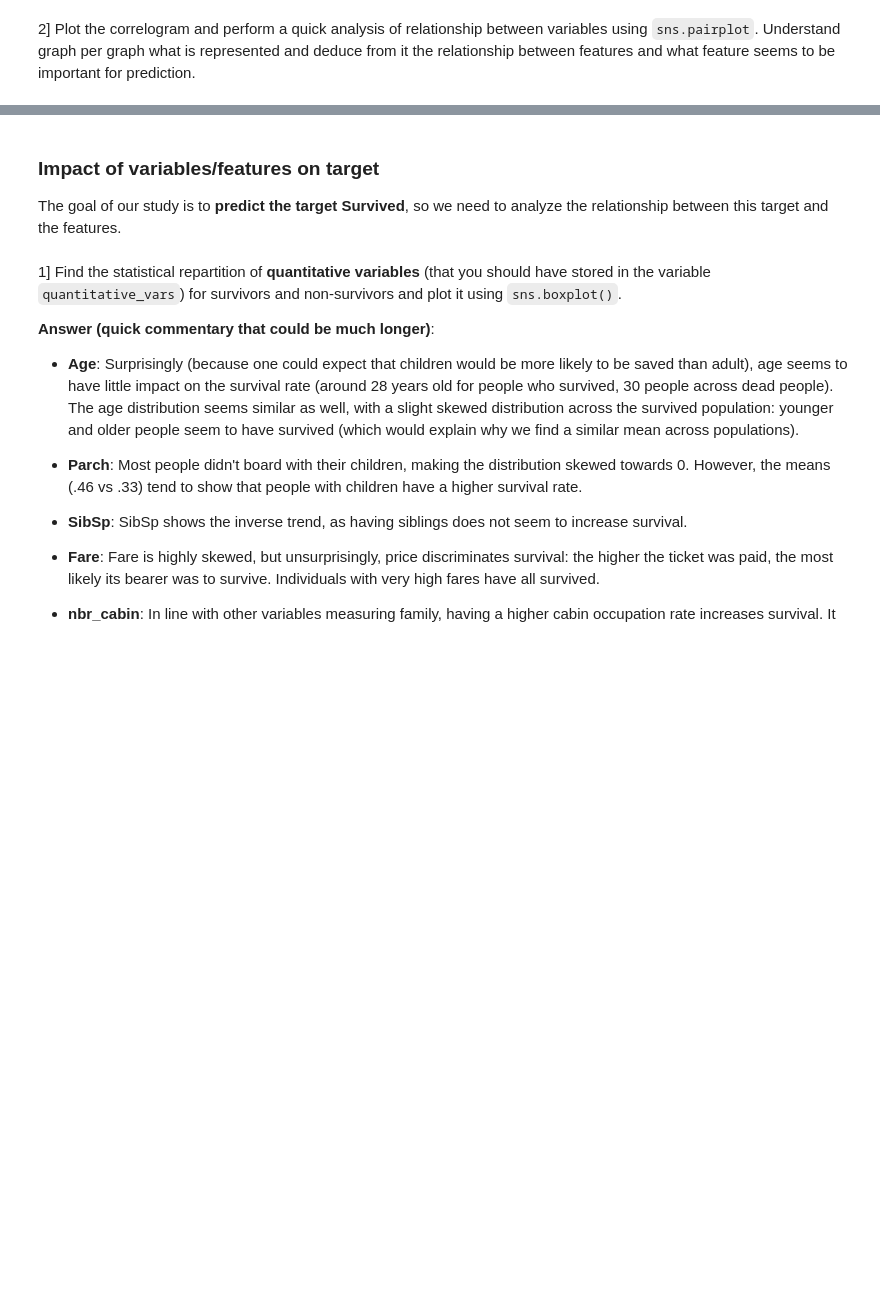
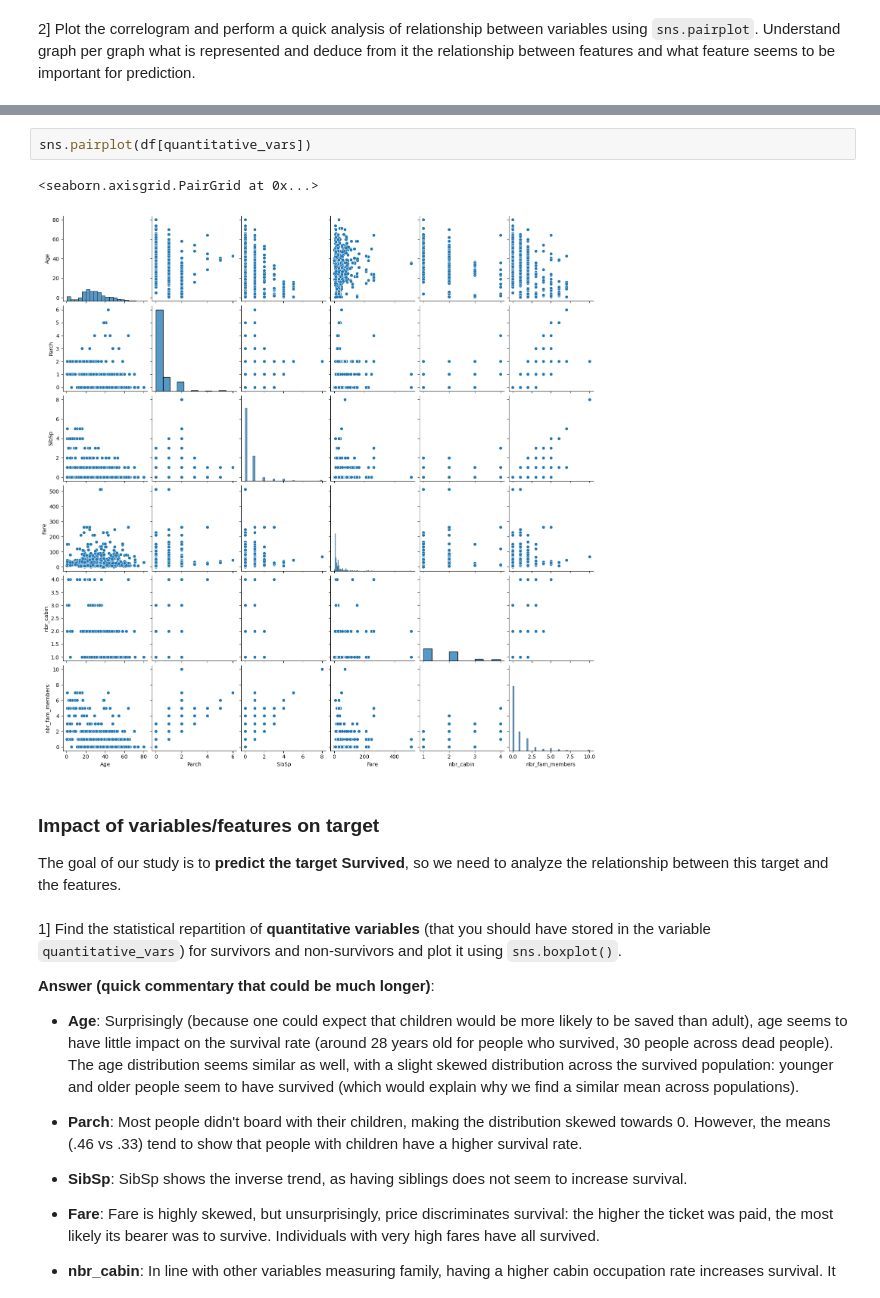
Before and after one commit to SphRbtHyk/miashs_introduction_ml, a Jupyter notebook: lab2/lab2_data_analysis.ipynb, the cells around one changed output, grey strips where cells are left out. Drawn from its saved outputs; the diff is of its cells as text; blank space fills up the shorter version.

```diff
--- a/lab2/lab2_data_analysis.ipynb
+++ b/lab2/lab2_data_analysis.ipynb
@@ -262,3 +275,8 @@ sns.pairplot(df[quantitative_variables])
+# %%
+sns.pairplot(df[quantitative_vars])
+# %% [output]
+<seaborn.axisgrid.PairGrid at 0x...>
+[figure, added]
 # %% [markdown]
 ### Impact of variables/features on target
 
```
Also changed, not shown: parts of 52 cells of this notebook.
